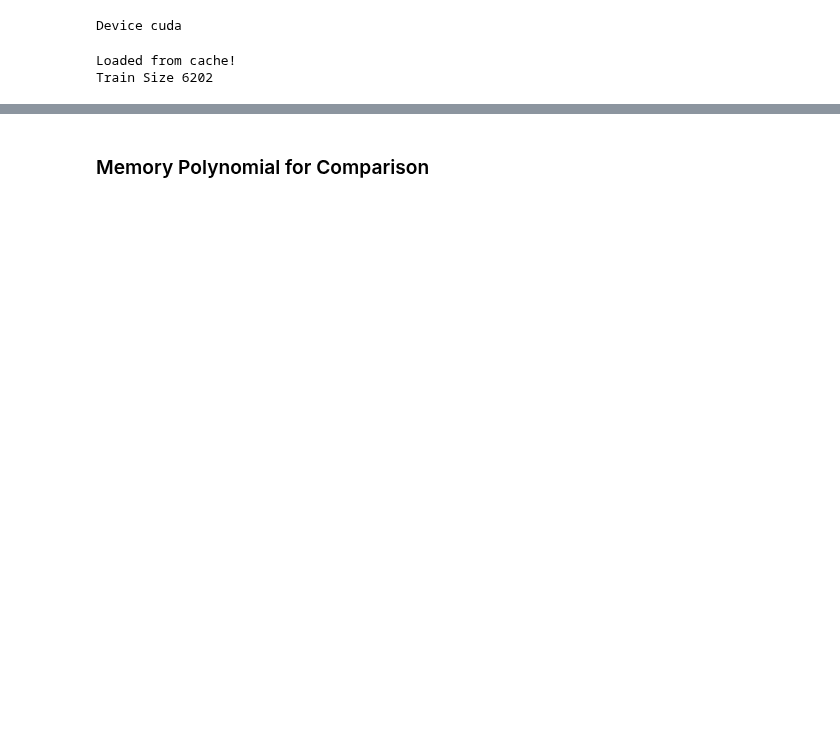
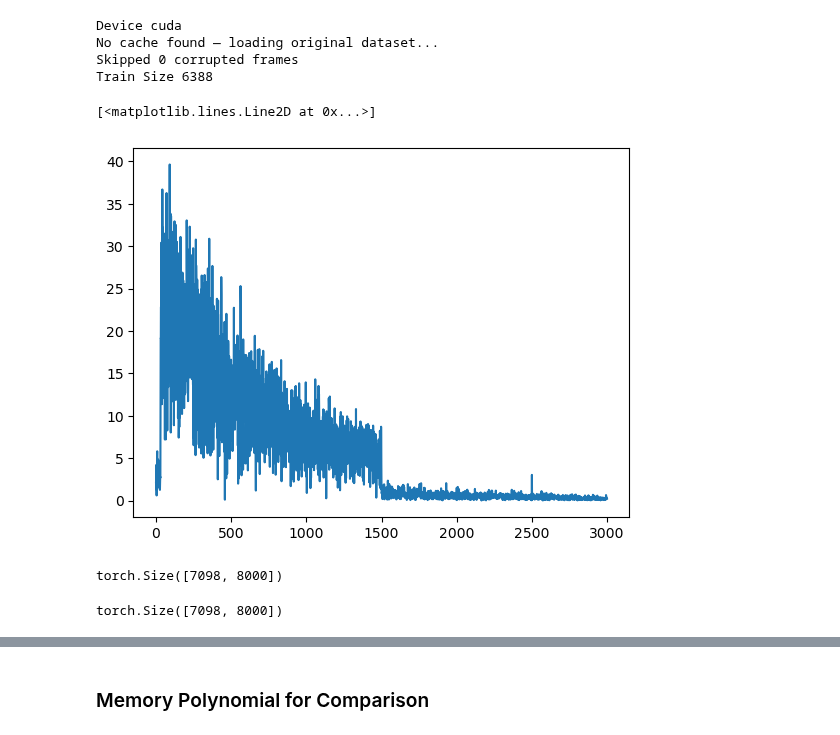
Before and after one commit to UW-Photonics-Lab/prob_tcn_for_LED, a Jupyter notebook: notebooks/probabilistic_TCN_channel_and_autoencoders.ipynb, the cells around one changed output, grey strips where cells are left out. Cells and saved outputs as stored; diff of their text form; code cells hidden in the pictures; blank space fills up the shorter version.

```diff
--- a/notebooks/probabilistic_TCN_channel_and_autoencoders.ipynb
+++ b/notebooks/probabilistic_TCN_channel_and_autoencoders.ipynb
@@ -36,7 +37,9 @@ Import and cache dataset for fast loading in future
 '''
 
 # file_path = "C:/Users/maild/mldrivenpeled/data/channel_measurements/zarr_files/channel_3e5-15MHz_3.5V_scale2.zarr"
-file_path = "C:/Users/maild/mldrivenpeled/data/channel_measurements/zarr_files/channel_3e5-15MHz_2.8V_scale2_v2.zarr"
+file_path = r"C:\Users\maild\mldrivenpeled\data\channel_measurements\zarr_files\channel_3e5-15MHz_2.9V_scale2_dynamic_power_0.5-3.zarr"
+# file_path = "C:/Users/maild/mldrivenpeled/data/channel_measurements/zarr_files/channel_3e5-15MHz_2.8V_scale2_v2.zarr"
+# file_path = "C:/Users/maild/mldrivenpeled/data/channel_measurements/zarr_files/test/channel_3e5-8MHz_2.6V_scale2_v2.zarr"
 
 if torch.cuda.is_available():
     device = torch.device("cuda")
@@ -45,6 +48,7 @@ elif hasattr(torch.backends, 'mps') and torch.backends.mps.is_available():
 else:
     device = torch.device("cpu")
 print("Device", device)
+FREQUENCIES = None
 
 cache_path = file_path.replace(".zarr", "_cached.pt").replace(".h5", "_cached.pt")
 if os.path.exists(cache_path):
@@ -111,7 +115,7 @@ else:
     UPSAMPLING_ZEROS = (NUM_POINTS_FRAME  - 2 * NUM_POS_FREQS_LOW_BAND) // 2
 
 
-    def symbols_to_time(X, num_padding_zeros: int, num_leading_zeros=0):
+    def symbols_to_time(X, num_padding_zeros: int, num_leading_zeros=0, negative_rail=-3.0, positive_rail=3.0):
         'Convert OFDM symbols to real valued signal'
         # Make hermetian symmetric
         Nt, Nf = X.shape
@@ -124,13 +128,12 @@ else:
 
         # Convert to time domain
         x_time = torch.fft.ifft(X_full, dim=-1, norm="ortho").real
+        x_time = torch.clip(x_time, min=negative_rail, max=positive_rail)
         return x_time.to(device)
 
 
 
-    sent_frames_time = symbols_to_time(sent_frames, UPSAMPLING_ZEROS, NUM_ZEROS)
-    # Add cyclic prefix
-    sent_frames_time = torch.hstack((sent_frames_time[:, -CP_LENGTH:], sent_frames_time))
+
 
     # Handle received time symbols; perform some cleaning if necessary
     N_shortest = min(t.size(-1) for t in received_time)
@@ -139,6 +142,11 @@ else:
     received_frames_time = torch.stack([t for t in received_time if t.size(-1) == N_shortest], dim=0).real
     sent_frames = sent_frames[good_indices]
     received_frames_time = received_frames_time.squeeze(1)
+
+
+    sent_frames_time = symbols_to_time(sent_frames, UPSAMPLING_ZEROS, NUM_ZEROS)
+    # Add cyclic prefix
+    sent_frames_time = torch.hstack((sent_frames_time[:, -CP_LENGTH:], sent_frames_time))
 
 
 
@@ -199,5 +207,20 @@ train_dataset, val_dataset, test_dataset = random_split(
 print("Train Size", train_size)
 # %% [output]
 Device cuda
+No cache found — loading original dataset...
+Skipped 0 corrupted frames
+Train Size 6388
-Loaded from cache!
-Train Size 6202
+# %%
+t = torch.fft.fft(received_frames_time[0, CP_LENGTH:].cpu()).abs()
+plt.plot(t[:len(t)//2])
+# %% [output]
+[<matplotlib.lines.Line2D at 0x...>]
+[figure, added]
+# %%
+sent_frames_time.shape
+# %% [output]
+torch.Size([7098, 8000])
+# %%
+received_frames_time.shape
+# %% [output]
+torch.Size([7098, 8000])
```
Also changed, not shown: parts of 12 cells of this notebook, 4 other files.
